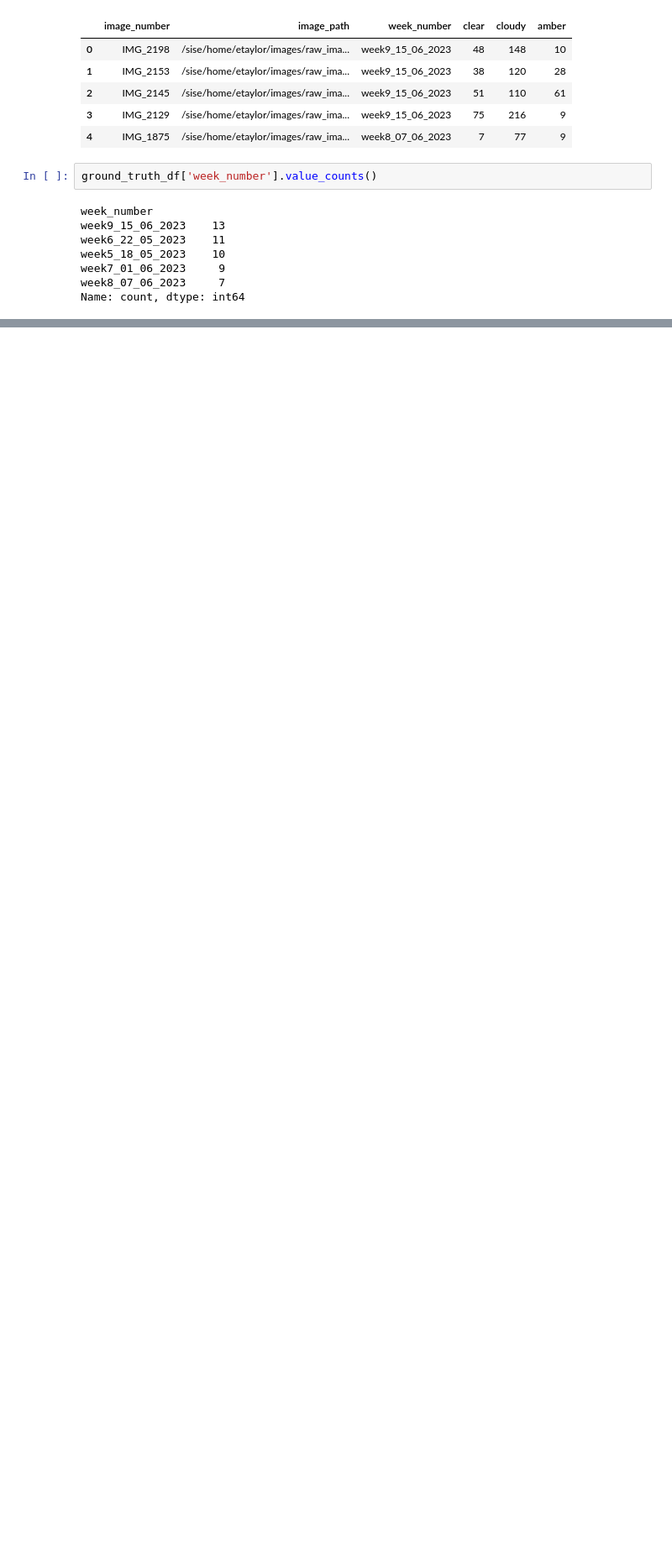
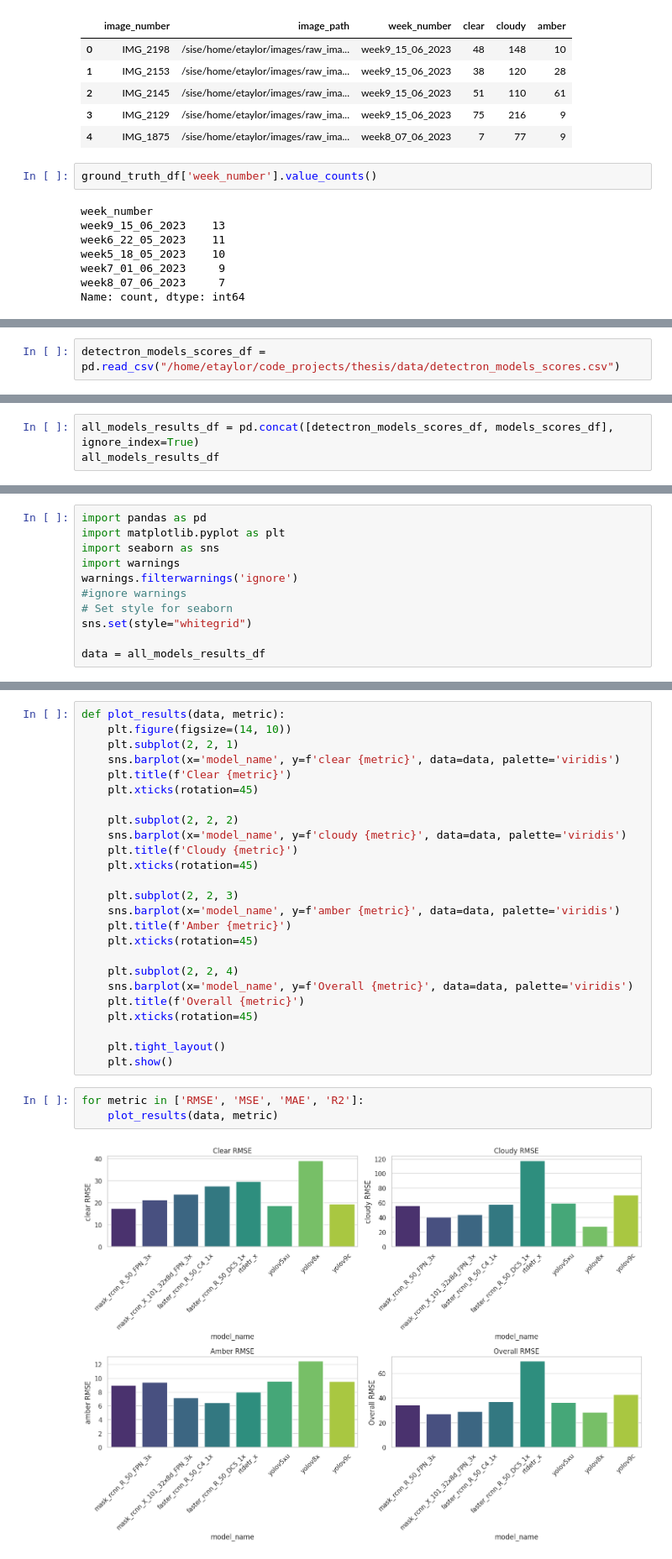
Before and after one commit to elorberb/thesis, a Jupyter notebook: src/segmentation/evaluation/compare_models_trichome_dist_prediction.ipynb, the cells around one changed output, grey strips where cells are left out. Shown at 84% size. Drawn from its saved outputs; the diff is of its cells as text; blank space fills up the shorter version.

```diff
--- a/src/segmentation/evaluation/compare_models_trichome_dist_prediction.ipynb
+++ b/src/segmentation/evaluation/compare_models_trichome_dist_prediction.ipynb
@@ -491,0 +381,2 @@ scores_df
+# %%
+detectron_models_scores_df = pd.read_csv("/home/etaylor/code_projects/thesis/data/detectron_models_scores.csv")
@@ -491,0 +449,3 @@ scores_df
+# %%
+all_models_results_df = pd.concat([detectron_models_scores_df, models_scores_df], ignore_index=True)
+all_models_results_df
@@ -491,0 +501,11 @@ scores_df
+# %%
+import pandas as pd
+import matplotlib.pyplot as plt
+import seaborn as sns
+import warnings
+warnings.filterwarnings('ignore')
+#ignore warnings
+# Set style for seaborn
+sns.set(style="whitegrid")
+
+data = all_models_results_df
@@ -491,0 +514,30 @@ scores_df
+# %%
+def plot_results(data, metric):
+    plt.figure(figsize=(14, 10))
+    plt.subplot(2, 2, 1)
+    sns.barplot(x='model_name', y=f'clear {metric}', data=data, palette='viridis')
+    plt.title(f'Clear {metric}')
+    plt.xticks(rotation=45)
+
+    plt.subplot(2, 2, 2)
+    sns.barplot(x='model_name', y=f'cloudy {metric}', data=data, palette='viridis')
+    plt.title(f'Cloudy {metric}')
+    plt.xticks(rotation=45)
+
+    plt.subplot(2, 2, 3)
+    sns.barplot(x='model_name', y=f'amber {metric}', data=data, palette='viridis')
+    plt.title(f'Amber {metric}')
+    plt.xticks(rotation=45)
+
+    plt.subplot(2, 2, 4)
+    sns.barplot(x='model_name', y=f'Overall {metric}', data=data, palette='viridis')
+    plt.title(f'Overall {metric}')
+    plt.xticks(rotation=45)
+
+    plt.tight_layout()
+    plt.show()
+# %%
+for metric in ['RMSE', 'MSE', 'MAE', 'R2']:
+    plot_results(data, metric)
+# %% [output]
+[figure, added]
```
Also changed, not shown: parts of 56 cells of this notebook, 27 other files.
